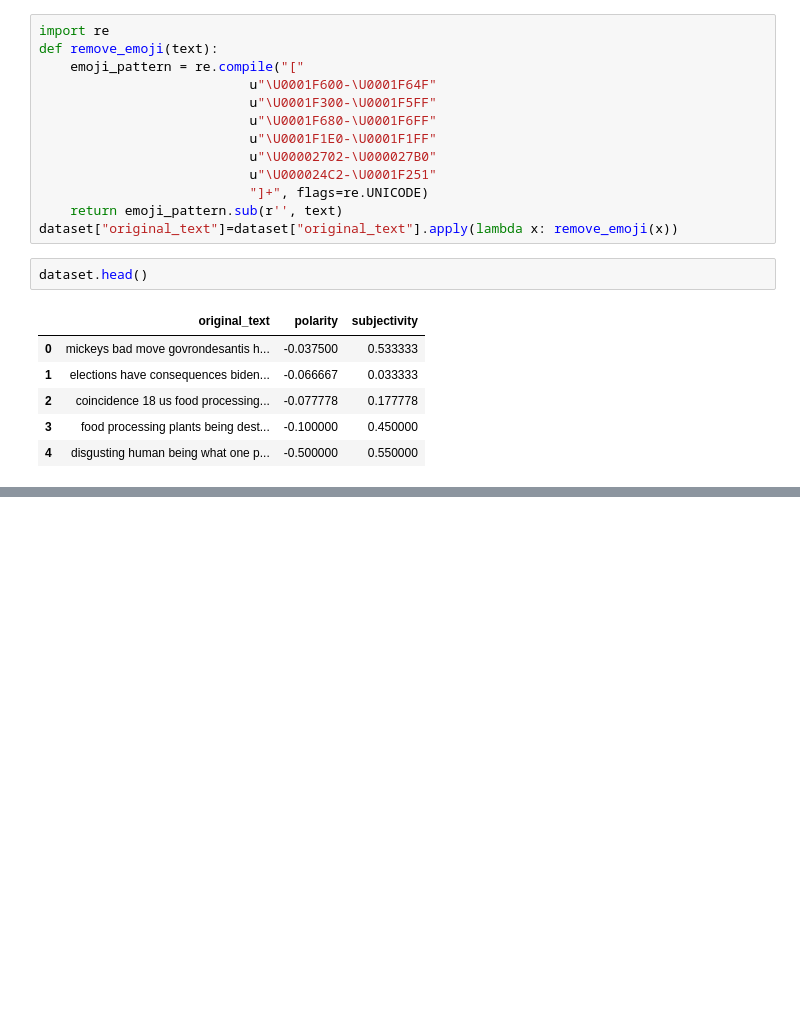
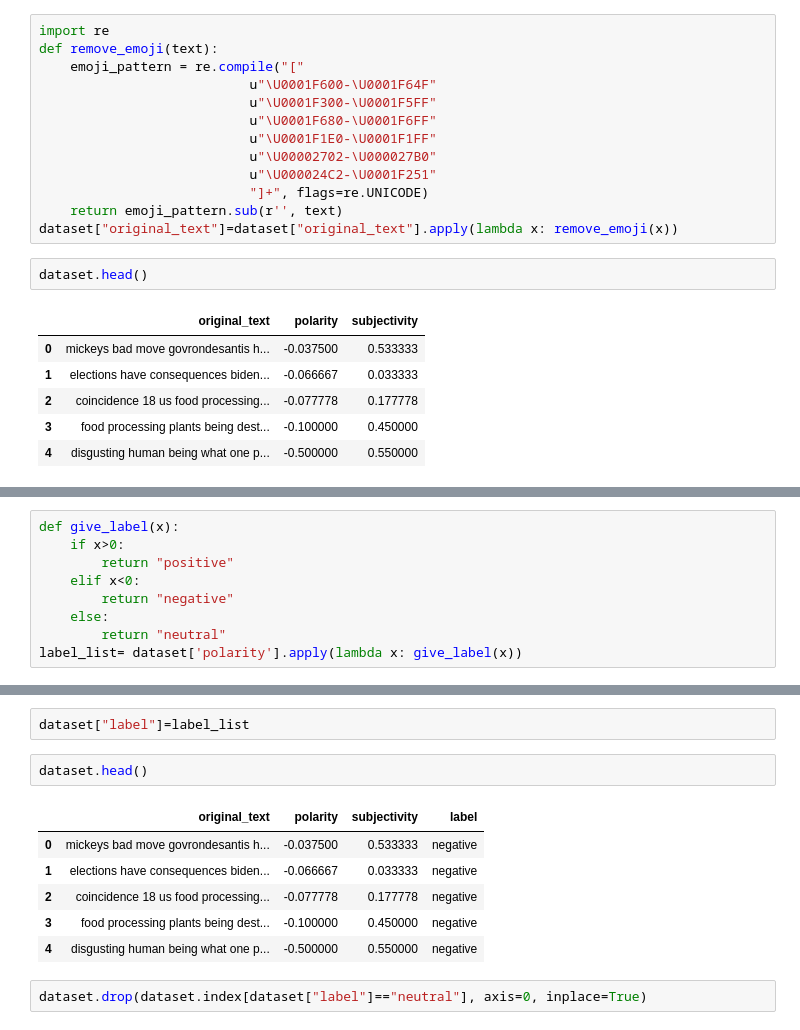
Before and after one commit to user16-et/Twitter-Data-Analysis, a Jupyter notebook: notebook/economic_twiter.ipynb, the cells around one changed output, grey strips where cells are left out. Saved outputs shown, nothing was run; the diff lists cells and outputs as text; blank space fills up the shorter version.

```diff
--- a/notebook/economic_twiter.ipynb
+++ b/notebook/economic_twiter.ipynb
@@ -232,0 +244,9 @@ NameError: name 'stopwords' is not defined
+# %%
+def give_label(x):
+    if x>0:
+        return "positive"
+    elif x<0:
+        return "negative"
+    else:
+        return "neutral"
+label_list= dataset['polarity'].apply(lambda x: give_label(x))
@@ -232,0 +268,13 @@ NameError: name 'stopwords' is not defined
+# %%
+dataset["label"]=label_list
+# %%
+dataset.head()
+# %% [output]
+|  | original_text | polarity | subjectivity | label |
+| 0 | mickeys bad move govrondesantis h... | -0.037500 | 0.533333 | negative |
+| 1 | elections have consequences biden... | -0.066667 | 0.033333 | negative |
+| 2 | coincidence 18 us food processing... | -0.077778 | 0.177778 | negative |
+| 3 | food processing plants being dest... | -0.100000 | 0.450000 | negative |
+| 4 | disgusting human being what one p... | -0.500000 | 0.550000 | negative |
+# %%
+dataset.drop(dataset.index[dataset["label"]=="neutral"], axis=0, inplace=True)
```
Also changed, not shown: parts of 26 cells of this notebook, 1 other file.
